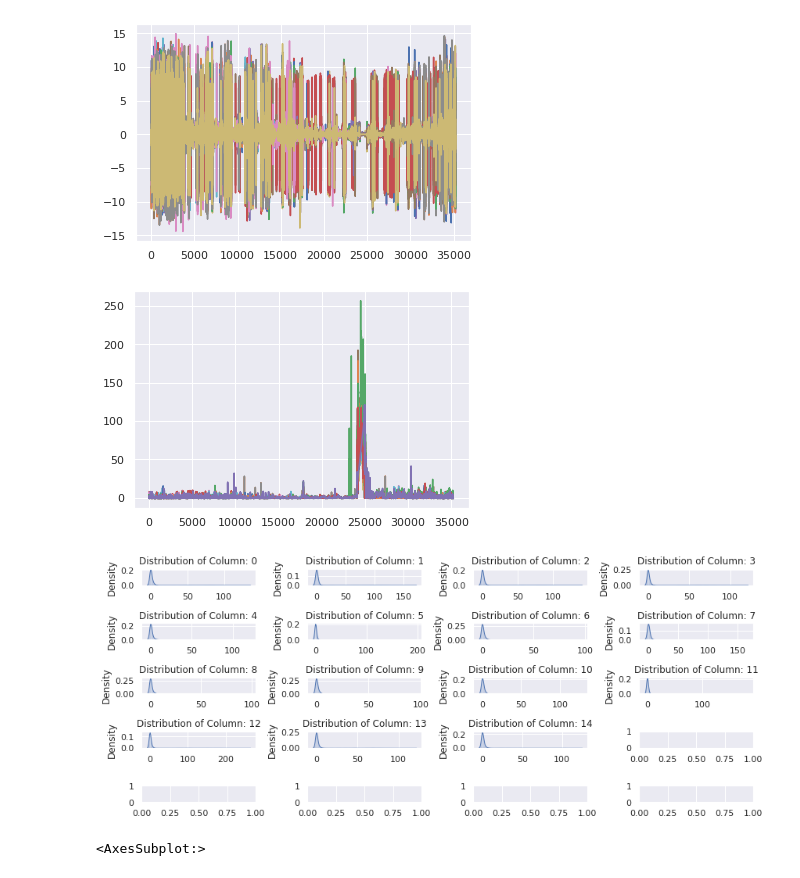
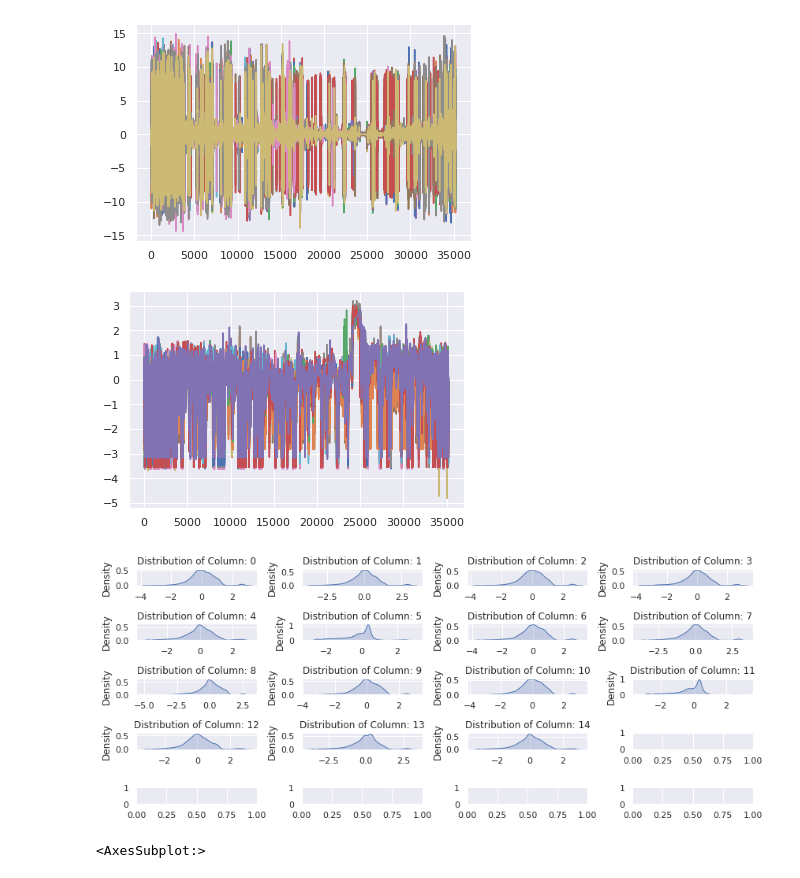
Before and after one commit to spaceonion1001/LD-CPD, a Jupyter notebook: notebooks/HolidayFarm.ipynb, the cells around one changed output. Cells and saved outputs as stored; diff of their text form; code cells hidden in the pictures.

```diff
--- a/notebooks/HolidayFarm.ipynb
+++ b/notebooks/HolidayFarm.ipynb
@@ -223,7 +262,13 @@ full_data_clean = full_data.drop(['PM2.5_ATM_ug/m3_7', 'PM2.5_ATM_ug/m3_16', 'PM
 # %%
 full_data_clean_vals = full_data_clean.values
 # %%
-full_data_clean_vals[np.where(full_data_clean_vals == 0)] = 1e-5
+"""
+Data should be strictly positive, need to log-transform most likely
+
+Can't take log(0), so make it reasonably low AQI value
+"""
+
+full_data_clean_vals[np.where(full_data_clean_vals == 0)] = 3
 # %%
 plt.plot(full_data_clean_vals);
 # %% [output]
@@ -236,3 +291,7 @@ sns.heatmap(np.cov(full_data_clean_vals[:20000, :].T))
 # %%
-full_data_clean_vals = pd.DataFrame(np.log(full_data_clean_vals)).diff().values[1:, :]
+"""
+First differencing would remove some level of autocorrelation, but perhaps not necessary
+"""
+
+#full_data_clean_vals = pd.DataFrame(np.log(full_data_clean_vals)).diff().values[1:, :]
 # %%
@@ -244,35 +307,54 @@ from statsmodels.tsa.tsatools import detrend
 
 #full_data_clean_detrend = detrend(full_data_clean_vals, order=2, axis=0)
 # %%
-from sklearn.preprocessing import StandardScaler, MinMaxScaler
-scaler = StandardScaler()
+"""
+Robust scaling on log transformed data has decent results
+
+Could try Box-Cox transform for better results if KDE looks poor
+"""
+
+from sklearn.preprocessing import StandardScaler, MinMaxScaler, RobustScaler
+#scaler = StandardScaler()
 #scaler = MinMaxScaler()
-full_data_clean_scaled = scaler.fit_transform(full_data_clean_vals)
+scaler = RobustScaler()
+full_data_clean_scaled = scaler.fit_transform(np.log(full_data_clean_vals))
 #full_data_clean_scaled = scaler.fit_transform(np.log(full_data_clean_vals))
 # %%
-train_mean = full_data_clean_vals[0:20000, :].mean(axis=0)
-train_std = full_data_clean_vals[0:20000, :].std(axis=0)
-full_data_clean_scaled = (full_data_clean_vals - train_mean)/train_std
+"""
+Norm by 'training' portion of data
+
+Not doing this at the moment as skews the KDE
+"""
+
+# train_mean = full_data_clean_vals[0:20000, :].mean(axis=0)
+# train_std = full_data_clean_vals[0:20000, :].std(axis=0)
+# full_data_clean_scaled = (full_data_clean_vals - train_mean)/train_std
 # %%
 plt.plot(full_data_clean_scaled);
 # %% [output]
-[figure, old version]
+[figure, new version]
 # %%
 resid_df = pd.DataFrame(full_data_clean_scaled)
 # %%
+"""
+Plot KDE
+
+Hopefully approximately normal - means data could be treated as approximately log-normal
+"""
+
 fig, axes = plt.subplots(nrows=5, ncols=4, figsize=(12, 5), sharex=False, sharey=False)
 axes = axes.ravel()  # array to 1D
 cols = resid_df.columns  # create a list of dataframe columns to use
 
 for col, ax in zip(cols, axes):
     data = resid_df[[col]]  # select the data
     sns.kdeplot(data=data, x=col, shade=True, ax=ax)
     ax.set(title=f'Distribution of Column: {col}', xlabel=None)
 
 fig.tight_layout()
 plt.show()
 # %% [output]
-[figure, old version]
+[figure, new version]
 # %%
 np.savetxt('../../data/holiday_farm_clean.csv', resid_df.values, delimiter=",")
 # %%
```
Also changed, not shown: parts of 12 cells of this notebook, 4 other files.
